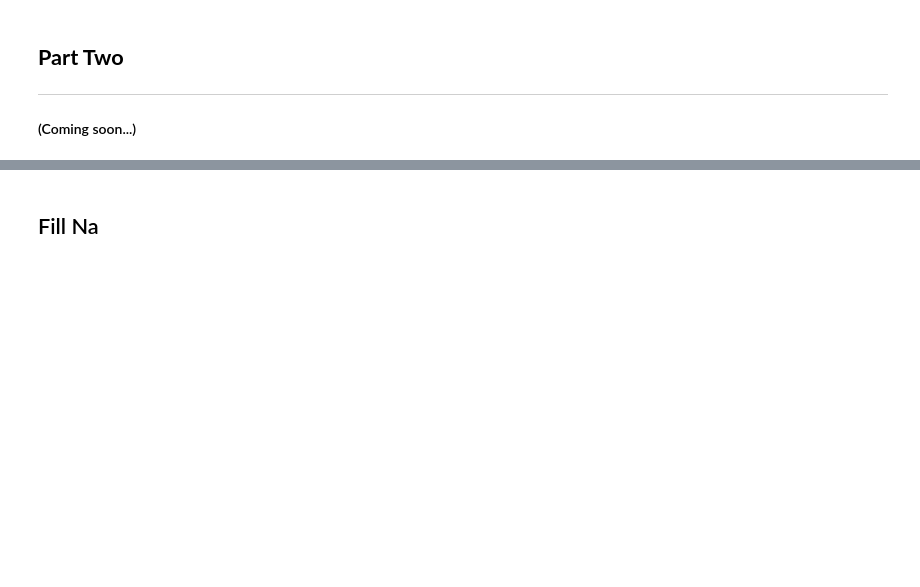
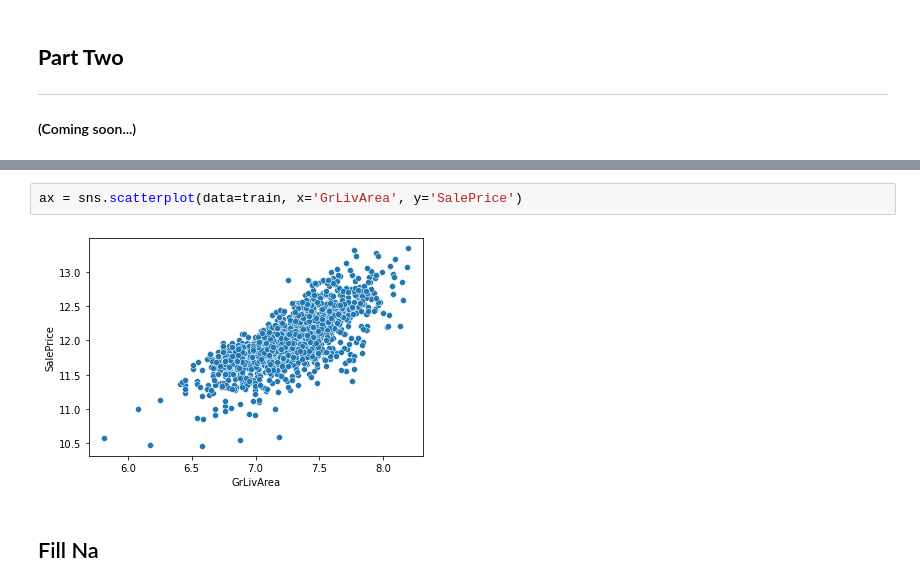
Before and after one commit to ViniciusNalaSantos/ML_HousePricesAlgoritm, a Jupyter notebook: housepricesalgoritm.ipynb, the cells around one changed output, grey strips where cells are left out. Drawn from its saved outputs; the diff is of its cells as text; blank space fills up the shorter version.

```diff
--- a/housepricesalgoritm.ipynb
+++ b/housepricesalgoritm.ipynb
@@ -453,3 +460,7 @@ In the next part of this article, we will start dealing with the missing values;
+# %%
+ax = sns.scatterplot(data=train, x='GrLivArea', y='SalePrice')
+# %% [output]
+[figure, added]
 # %% [markdown]
 ## Fill Na
 # %%
```
Also changed, not shown: parts of 8 cells of this notebook.
